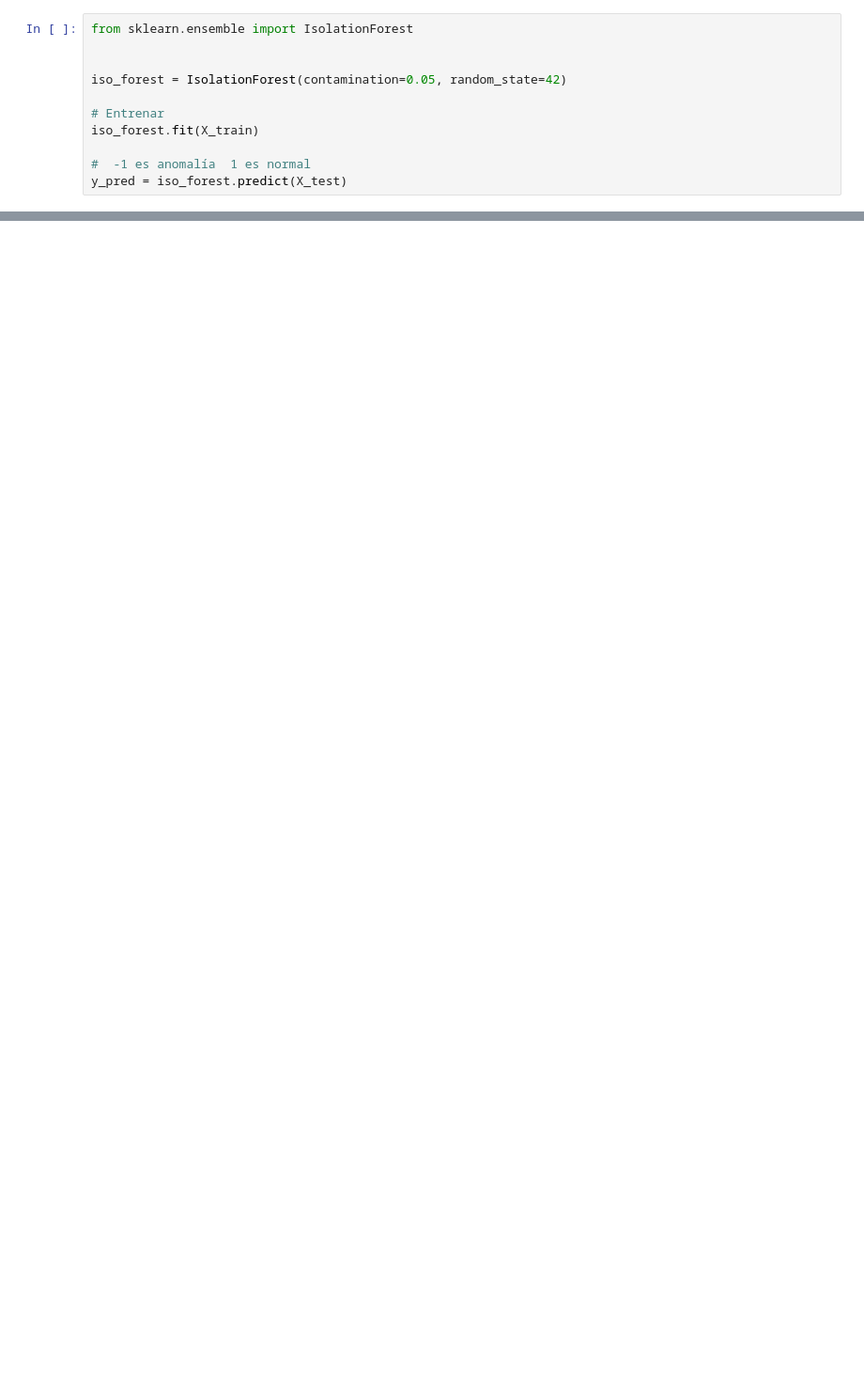
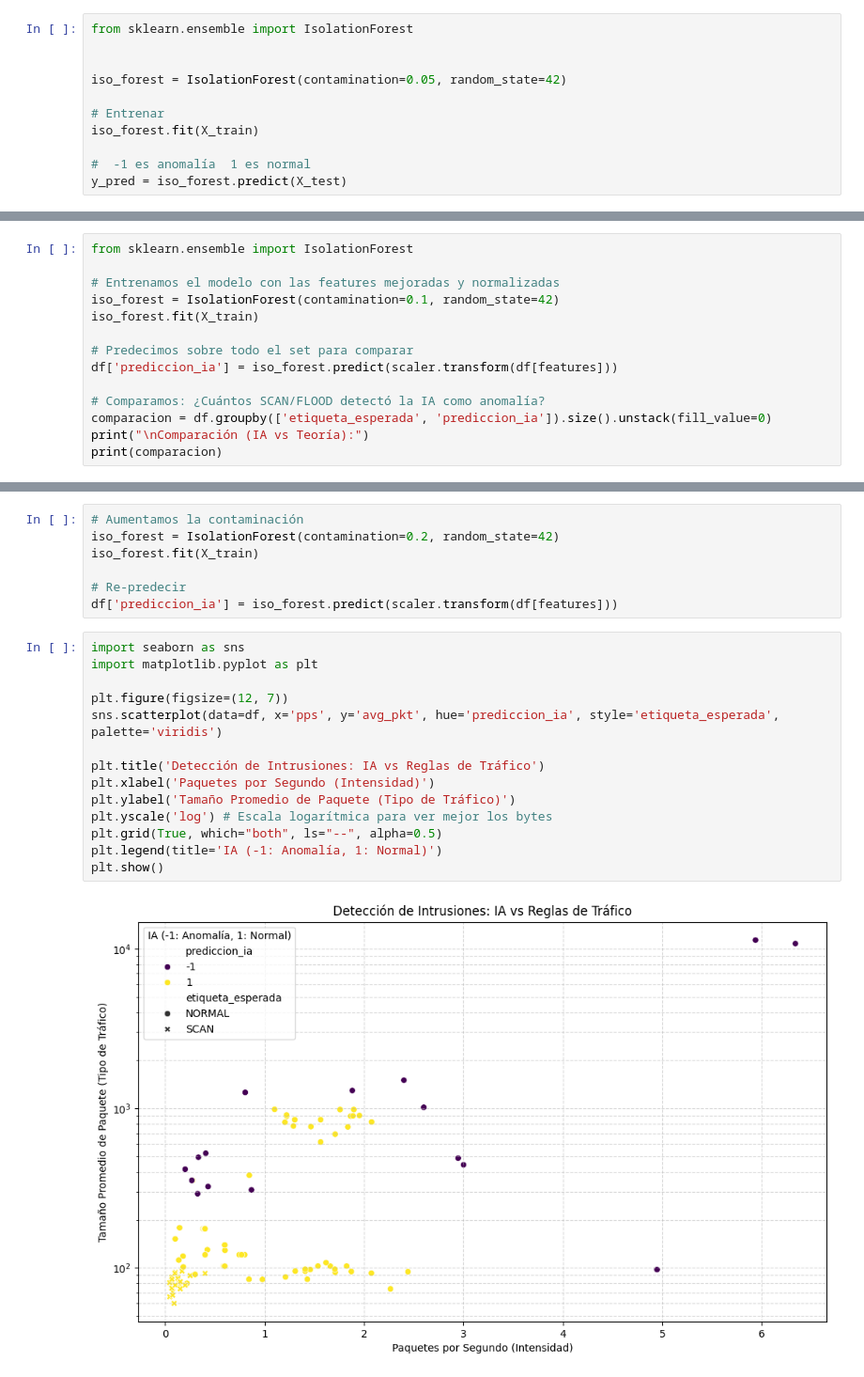
Before and after one commit to Nesdann/Detecci-n-de-anomal-as-en-el-rendimiento-de-redess, a Jupyter notebook: script/modelo.ipynb, the cells around one changed output, grey strips where cells are left out. Shown at 94% size. Cells and saved outputs as stored; diff of their text form; blank space fills up the shorter version.

```diff
--- a/script/modelo.ipynb
+++ b/script/modelo.ipynb
@@ -104,0 +137,14 @@ plt.show()
+# %%
+from sklearn.ensemble import IsolationForest
+
+# Entrenamos el modelo con las features mejoradas y normalizadas
+iso_forest = IsolationForest(contamination=0.1, random_state=42)
+iso_forest.fit(X_train)
+
+# Predecimos sobre todo el set para comparar
+df['prediccion_ia'] = iso_forest.predict(scaler.transform(df[features]))
+
+# Comparamos: ¿Cuántos SCAN/FLOOD detectó la IA como anomalía?
+comparacion = df.groupby(['etiqueta_esperada', 'prediccion_ia']).size().unstack(fill_value=0)
+print("\nComparación (IA vs Teoría):")
+print(comparacion)
@@ -104,0 +157,23 @@ plt.show()
+# %%
+# Aumentamos la contaminación
+iso_forest = IsolationForest(contamination=0.2, random_state=42)
+iso_forest.fit(X_train)
+
+# Re-predecir
+df['prediccion_ia'] = iso_forest.predict(scaler.transform(df[features]))
+# %%
+import seaborn as sns
+import matplotlib.pyplot as plt
+
+plt.figure(figsize=(12, 7))
+sns.scatterplot(data=df, x='pps', y='avg_pkt', hue='prediccion_ia', style='etiqueta_esperada', palette='viridis')
+
+plt.title('Detección de Intrusiones: IA vs Reglas de Tráfico')
+plt.xlabel('Paquetes por Segundo (Intensidad)')
+plt.ylabel('Tamaño Promedio de Paquete (Tipo de Tráfico)')
+plt.yscale('log') # Escala logarítmica para ver mejor los bytes
+plt.grid(True, which="both", ls="--", alpha=0.5)
+plt.legend(title='IA (-1: Anomalía, 1: Normal)')
+plt.show()
+# %% [output]
+[figure, added]
```
Also changed, not shown: parts of 12 cells of this notebook, 2 other files.
